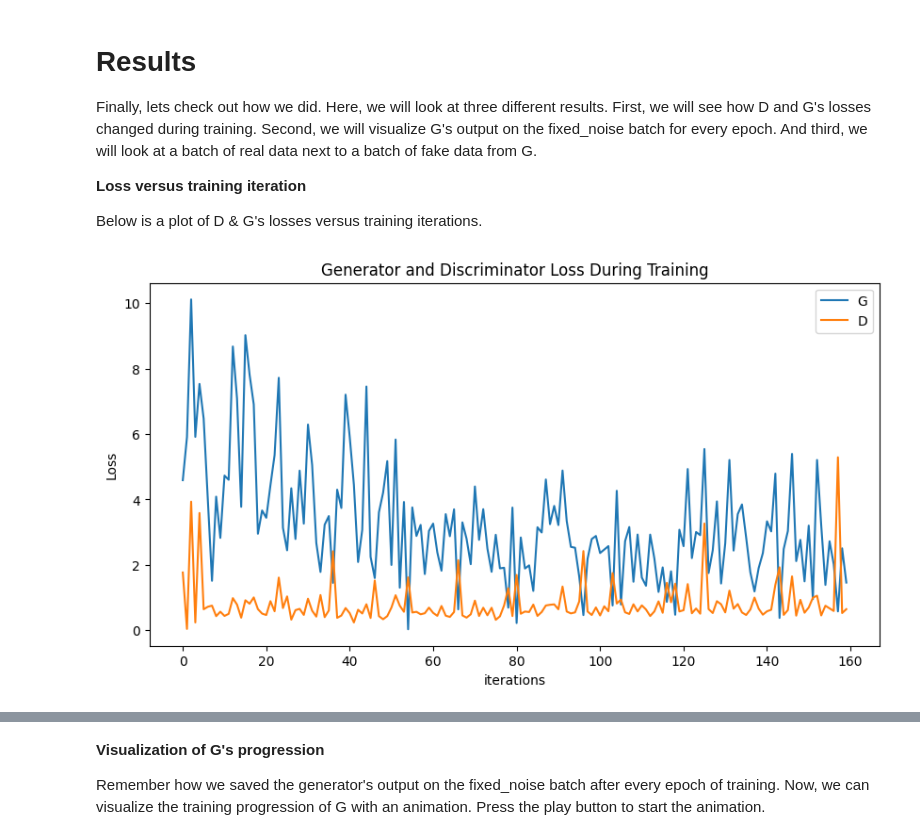
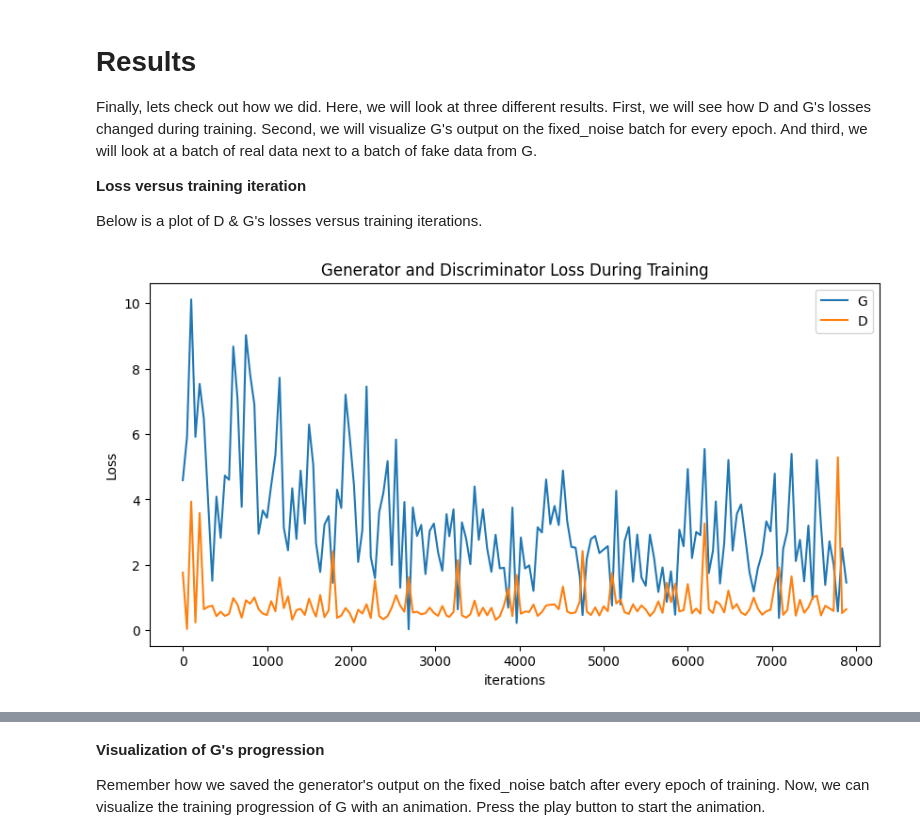
Before and after one commit to khode-tejas/Generative-Adversarial-Networks-GAN, a Jupyter notebook: _downloads/5f81194dd43910d586578638f83205a3/dcgan_faces_tutorial.ipynb, the cells around one changed output, grey strips where cells are left out. Saved outputs shown, nothing was run; the diff lists cells and outputs as text; code cells hidden in the pictures.

```diff
--- a/_downloads/5f81194dd43910d586578638f83205a3/dcgan_faces_tutorial.ipynb
+++ b/_downloads/5f81194dd43910d586578638f83205a3/dcgan_faces_tutorial.ipynb
@@ -761,11 +761,11 @@ Below is a plot of D & G's losses versus training iterations.
 # %%
 plt.figure(figsize=(10,5))
 plt.title("Generator and Discriminator Loss During Training")
-plt.plot(G_losses,label="G")
-plt.plot(D_losses,label="D")
+plt.plot(iterations, G_losses, label="G")
+plt.plot(iterations, D_losses, label="D")
 plt.xlabel("iterations")
 plt.ylabel("Loss")
 plt.legend()
 plt.show()
 # %% [output]
-[figure, old version]
+[figure, new version]
```
Also changed, not shown: parts of 1 cell of this notebook.
